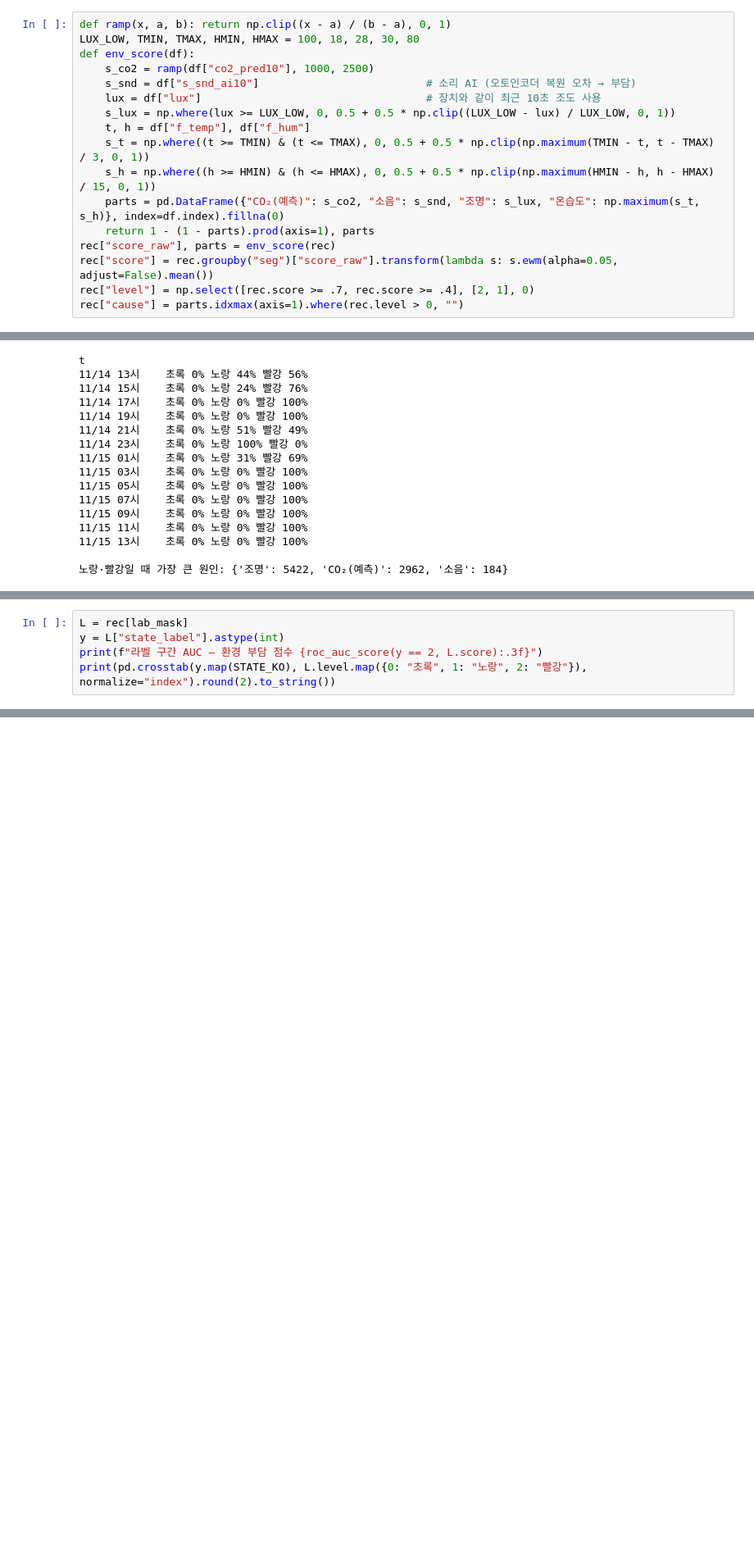
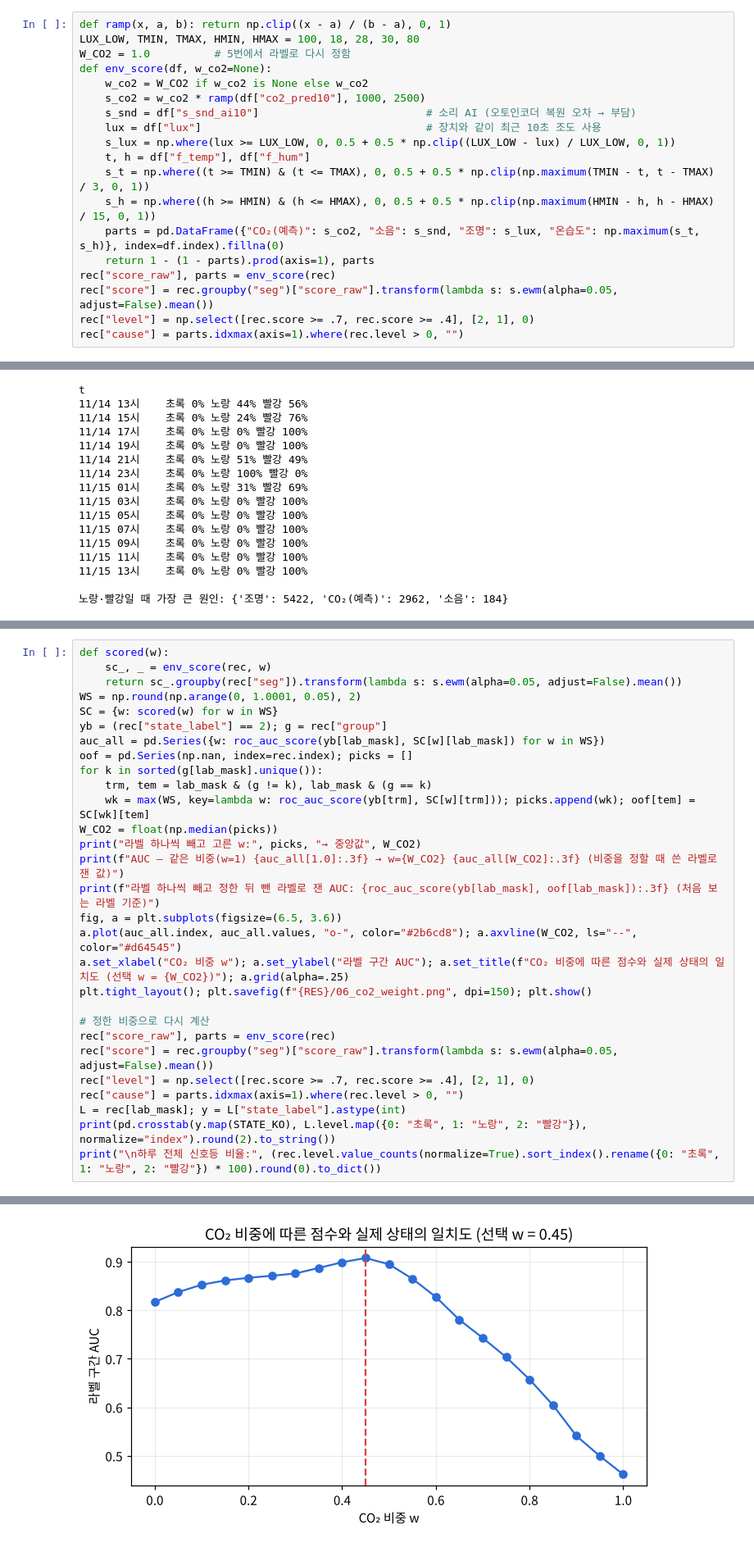
Before and after one commit to kimhojun0114/classroom-env, a Jupyter notebook: analysis/06_export_to_esp32.ipynb, the cells around one changed output, grey strips where cells are left out. Shown at 82% size. Drawn from its saved outputs; the diff is of its cells as text; blank space fills up the shorter version.

```diff
--- a/analysis/06_export_to_esp32.ipynb
+++ b/analysis/06_export_to_esp32.ipynb
@@ -60,8 +60,10 @@ rec["s_snd_ai10"] = rec.groupby("seg")["s_snd_ai"].transform(lambda s: s.rolling
 # %%
 def ramp(x, a, b): return np.clip((x - a) / (b - a), 0, 1)
 LUX_LOW, TMIN, TMAX, HMIN, HMAX = 100, 18, 28, 30, 80
-def env_score(df):
-    s_co2 = ramp(df["co2_pred10"], 1000, 2500)
+W_CO2 = 1.0          # 5번에서 라벨로 다시 정함
+def env_score(df, w_co2=None):
+    w_co2 = W_CO2 if w_co2 is None else w_co2
+    s_co2 = w_co2 * ramp(df["co2_pred10"], 1000, 2500)
     s_snd = df["s_snd_ai10"]                          # 소리 AI (오토인코더 복원 오차 → 부담)
     lux = df["lux"]                                   # 장치와 같이 최근 10초 조도 사용
     s_lux = np.where(lux >= LUX_LOW, 0, 0.5 + 0.5 * np.clip((LUX_LOW - lux) / LUX_LOW, 0, 1))
@@ -115,5 +114,0 @@ t
-# %%
-L = rec[lab_mask]
-y = L["state_label"].astype(int)
-print(f"라벨 구간 AUC — 환경 부담 점수 {roc_auc_score(y == 2, L.score):.3f}")
-print(pd.crosstab(y.map(STATE_KO), L.level.map({0: "초록", 1: "노랑", 2: "빨강"}), normalize="index").round(2).to_string())
@@ -125,0 +120,30 @@ state_label
+# %%
+def scored(w):
+    sc_, _ = env_score(rec, w)
+    return sc_.groupby(rec["seg"]).transform(lambda s: s.ewm(alpha=0.05, adjust=False).mean())
+WS = np.round(np.arange(0, 1.0001, 0.05), 2)
+SC = {w: scored(w) for w in WS}
+yb = (rec["state_label"] == 2); g = rec["group"]
+auc_all = pd.Series({w: roc_auc_score(yb[lab_mask], SC[w][lab_mask]) for w in WS})
+oof = pd.Series(np.nan, index=rec.index); picks = []
+for k in sorted(g[lab_mask].unique()):
+    trm, tem = lab_mask & (g != k), lab_mask & (g == k)
+    wk = max(WS, key=lambda w: roc_auc_score(yb[trm], SC[w][trm])); picks.append(wk); oof[tem] = SC[wk][tem]
+W_CO2 = float(np.median(picks))
+print("라벨 하나씩 빼고 고른 w:", picks, "→ 중앙값", W_CO2)
+print(f"AUC — 같은 비중(w=1) {auc_all[1.0]:.3f} → w={W_CO2} {auc_all[W_CO2]:.3f} (비중을 정할 때 쓴 라벨로 잰 값)")
+print(f"라벨 하나씩 빼고 정한 뒤 뺀 라벨로 잰 AUC: {roc_auc_score(yb[lab_mask], oof[lab_mask]):.3f} (처음 보는 라벨 기준)")
+fig, a = plt.subplots(figsize=(6.5, 3.6))
+a.plot(auc_all.index, auc_all.values, "o-", color="#2b6cd8"); a.axvline(W_CO2, ls="--", color="#d64545")
+a.set_xlabel("CO₂ 비중 w"); a.set_ylabel("라벨 구간 AUC"); a.set_title(f"CO₂ 비중에 따른 점수와 실제 상태의 일치도 (선택 w = {W_CO2})"); a.grid(alpha=.25)
+plt.tight_layout(); plt.savefig(f"{RES}/06_co2_weight.png", dpi=150); plt.show()
+
+# 정한 비중으로 다시 계산
+rec["score_raw"], parts = env_score(rec)
+rec["score"] = rec.groupby("seg")["score_raw"].transform(lambda s: s.ewm(alpha=0.05, adjust=False).mean())
+rec["level"] = np.select([rec.score >= .7, rec.score >= .4], [2, 1], 0)
+rec["cause"] = parts.idxmax(axis=1).where(rec.level > 0, "")
+L = rec[lab_mask]; y = L["state_label"].astype(int)
+print(pd.crosstab(y.map(STATE_KO), L.level.map({0: "초록", 1: "노랑", 2: "빨강"}), normalize="index").round(2).to_string())
+print("\n하루 전체 신호등 비율:", (rec.level.value_counts(normalize=True).sort_index().rename({0: "초록", 1: "노랑", 2: "빨강"}) * 100).round(0).to_dict())
+# %% [output]
@@ -125,0 +153 @@ state_label
+[figure, added]
```
Also changed, not shown: parts of 5 cells of this notebook, 8 other files.
